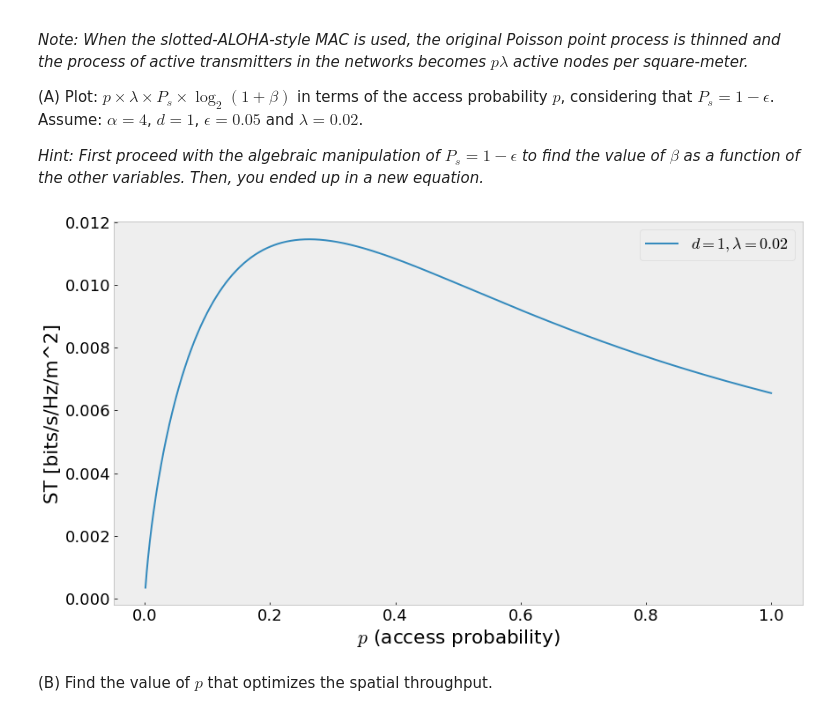
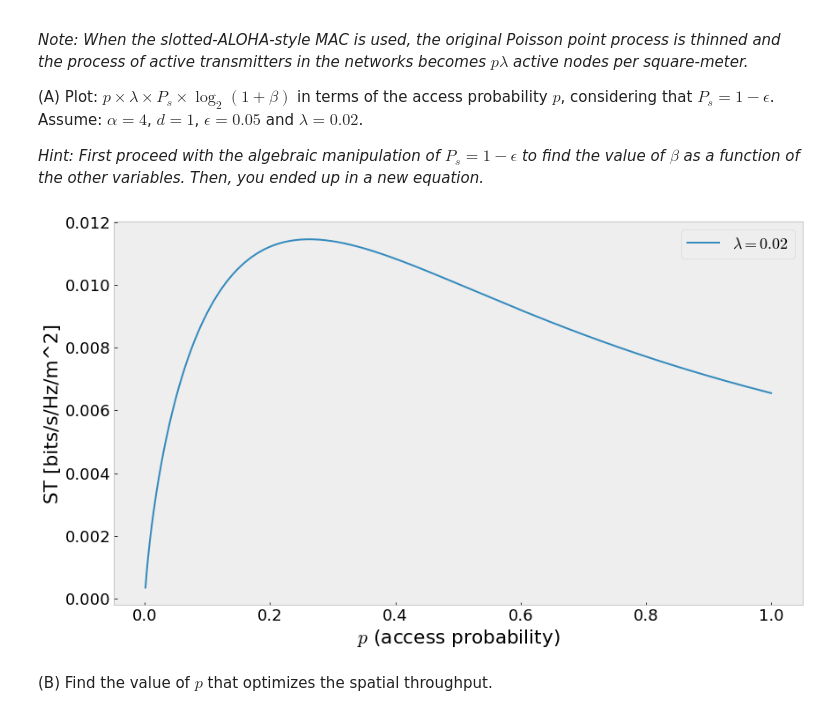
Before and after one commit to alexbeattie42/wireless-net, a Jupyter notebook: Weekly assignments/final-work.ipynb, the cells around one changed output. Saved outputs shown, nothing was run; the diff lists cells and outputs as text; code cells hidden in the pictures.

```diff
--- a/Weekly assignments/final-work.ipynb
+++ b/Weekly assignments/final-work.ipynb
@@ -42,35 +42,35 @@ Consider a bipolar network similar to the one presented in weeks 6 and 7, but no
 alpha=4
 #lambda
 lambda0 = 0.02
 #Constant from Rayleigh fading
 kappa = math.gamma(1 + 2/alpha) * math.gamma(1- 2/alpha)
 #Access Probability
 p = np.linspace(0, 1, 1000)
 
 #####
 plt.rcParams.update({'font.size': 18})
 plt.figure(figsize=(14,8))
 ###########
 #distance
 d=1
 
 # Epsilon
 eps = 0.05
 
 # Success Probability
 P_s = 1 - eps
 #Spatial Throughput Calc
 
 spat_throughput = p * lambda0 * P_s * np.log2(1+ ((np.log(1 - eps))/(-(kappa * p * lambda0 * np.pi * d**2)))**(alpha/2))
-plt.plot(p, spat_throughput , '-' , label=fr'$d={d},\lambda={lambda0}$')
+plt.plot(p, spat_throughput , '-' , label=fr'$\lambda={lambda0}$')
 
 plt.xlabel("$p$ (access probability)")
 plt.ylabel("ST [bits/s/Hz/m^2]")
 plt.grid()
 plt.legend()
 plt.show()
 # %% [output]
-[figure, old version]
+[figure, new version]
 # %% [markdown]
 (B) Find the value of $p$ that optimizes the spatial throughput.
 # %%
```
Also changed, not shown: parts of 9 cells of this notebook, 1 other file.
